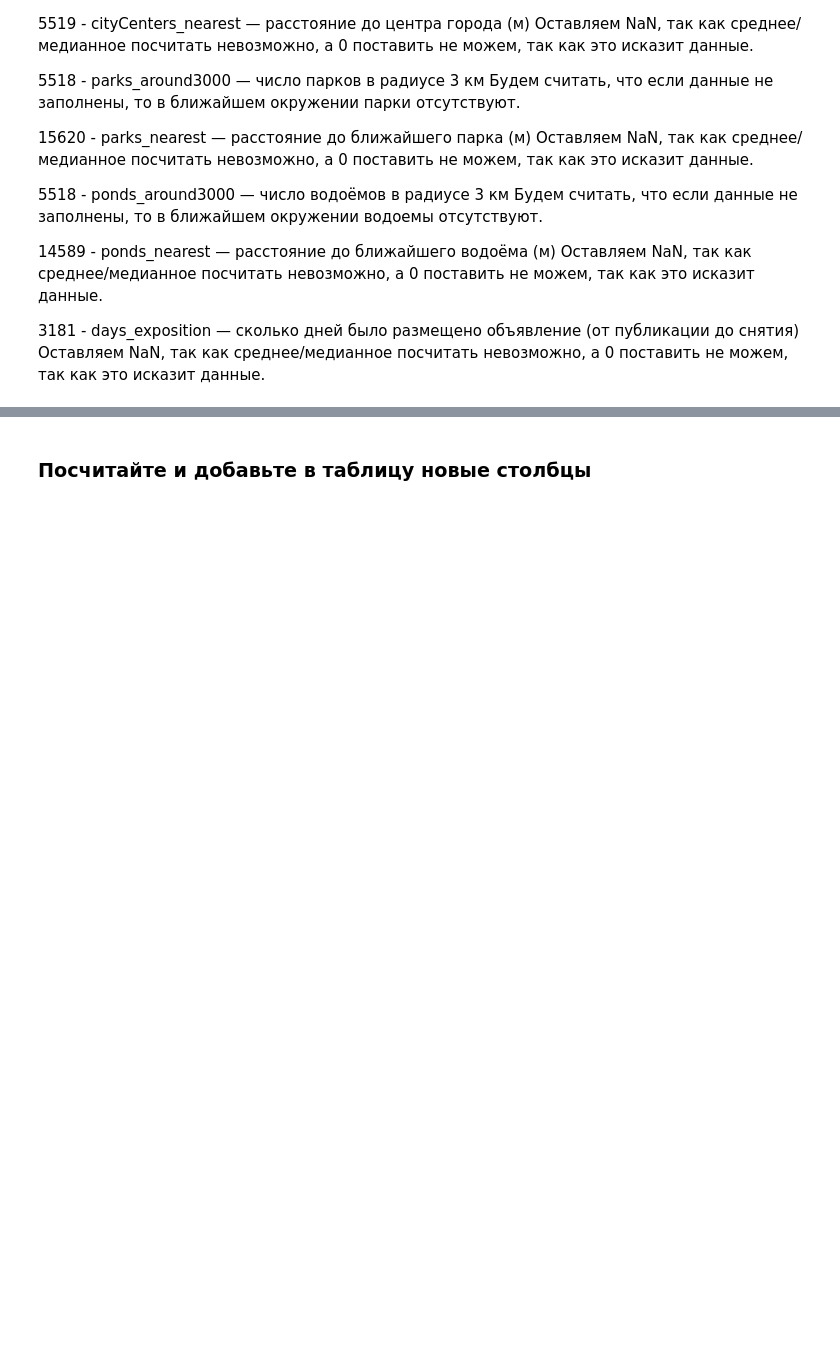
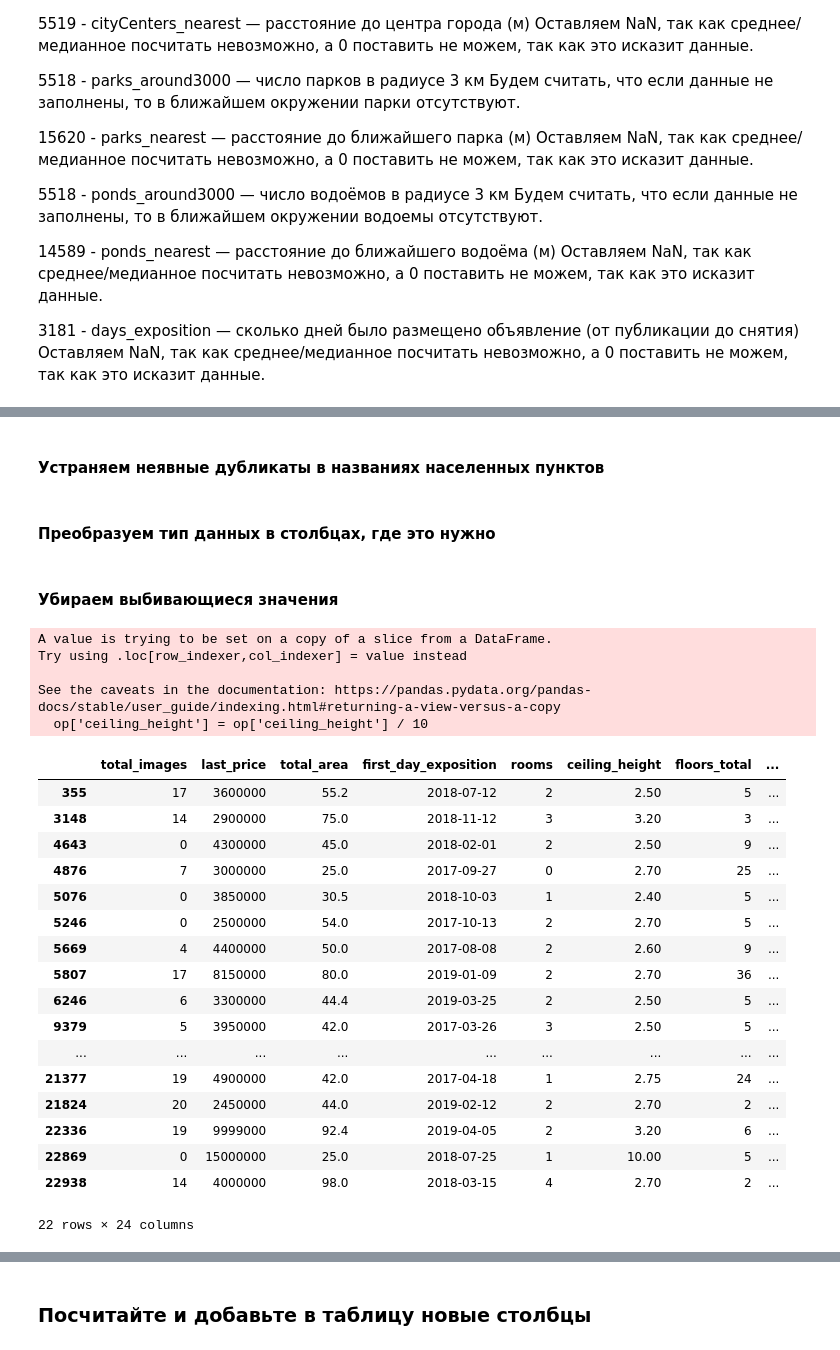
Before and after one commit to VSXV/Data-Science-Projects, a Jupyter notebook: 90289507-c16d-4627-b0ad-914b36f98d8a.ipynb, the cells around one changed output, grey strips where cells are left out. Cells and saved outputs as stored; diff of their text form; code cells hidden in the pictures; blank space fills up the shorter version.

Commit message:
changed types of values

```diff
--- a/90289507-c16d-4627-b0ad-914b36f98d8a.ipynb
+++ b/90289507-c16d-4627-b0ad-914b36f98d8a.ipynb
@@ -212,6 +212,7 @@ data = data.dropna(subset=['locality_name'])
 #У строк где отсутствуют данные о наличии в округе парков или прудов фиксируем отсутствие таковых
 data['parks_around3000'] = data['parks_around3000'].fillna(0)
 data['ponds_around3000'] = data['ponds_around3000'].fillna(0)
+data['days_exposition'] = data['days_exposition'].fillna(data['ceiling_height'].median())
 
-data.reset_index(drop=True).isna().sum()
+data.reset_index(drop=True)
 # %% [output]
@@ -235 +232,3 @@ dtype: int64
+# %% [markdown]
+#### Устраняем неявные дубликаты в названиях населенных пунктов
 # %%
@@ -239,3 +238,49 @@ locality_name_cleaner = ['посёлок ', 'поселок ', 'городско
 
 for name in locality_name_cleaner:
     data['clear_locality_name'] = data['clear_locality_name'].str.replace(name, '')
+# %% [markdown]
+#### Преобразуем тип данных в столбцах, где это нужно
+# %%
+data['last_price'] = data['last_price'].astype('int')
+data['first_day_exposition'] = pd.to_datetime(data['first_day_exposition'], format='%Y-%m-%dT%H:%M:%S')
+data['floors_total'] = data['floors_total'].astype('int')
+data['is_apartment'] = data['is_apartment'].astype('bool')
+data['balcony'] = data['balcony'].astype('int')
+data['parks_around3000'] = data['parks_around3000'].astype('int')
+data['ponds_around3000'] = data['ponds_around3000'].astype('int')
+data['days_exposition'] = data['days_exposition'].astype('int')
+data['avg_area_price'] = data['avg_area_price'].astype('int')
+# %% [markdown]
+#### Убираем выбивающиеся значения
+# %%
+op = data[data['ceiling_height'] > 20]
+
+op['ceiling_height'] = op['ceiling_height'] / 10
+op
+
+#data.replace(data[data['ceiling_height'] > 20], op)
+#data[data['ceiling_height'] > 20]
+# %% [output]
+A value is trying to be set on a copy of a slice from a DataFrame.
+Try using .loc[row_indexer,col_indexer] = value instead
+
+See the caveats in the documentation: https://pandas.pydata.org/pandas-docs/stable/user_guide/indexing.html#returning-a-view-versus-a-copy
+  op['ceiling_height'] = op['ceiling_height'] / 10
+|  | total_images | last_price | total_area | first_day_exposition | rooms | ceiling_height | floors_total | ... |
+| 355 | 17 | 3600000 | 55.2 | 2018-07-12 | 2 | 2.50 | 5 | ... |
+| 3148 | 14 | 2900000 | 75.0 | 2018-11-12 | 3 | 3.20 | 3 | ... |
+| 4643 | 0 | 4300000 | 45.0 | 2018-02-01 | 2 | 2.50 | 9 | ... |
+| 4876 | 7 | 3000000 | 25.0 | 2017-09-27 | 0 | 2.70 | 25 | ... |
+| 5076 | 0 | 3850000 | 30.5 | 2018-10-03 | 1 | 2.40 | 5 | ... |
+| 5246 | 0 | 2500000 | 54.0 | 2017-10-13 | 2 | 2.70 | 5 | ... |
+| 5669 | 4 | 4400000 | 50.0 | 2017-08-08 | 2 | 2.60 | 9 | ... |
+| 5807 | 17 | 8150000 | 80.0 | 2019-01-09 | 2 | 2.70 | 36 | ... |
+| 6246 | 6 | 3300000 | 44.4 | 2019-03-25 | 2 | 2.50 | 5 | ... |
+| 9379 | 5 | 3950000 | 42.0 | 2017-03-26 | 3 | 2.50 | 5 | ... |
+| ... | ... | ... | ... | ... | ... | ... | ... | ... |
+| 21377 | 19 | 4900000 | 42.0 | 2017-04-18 | 1 | 2.75 | 24 | ... |
+| 21824 | 20 | 2450000 | 44.0 | 2019-02-12 | 2 | 2.70 | 2 | ... |
+| 22336 | 19 | 9999000 | 92.4 | 2019-04-05 | 2 | 3.20 | 6 | ... |
+| 22869 | 0 | 15000000 | 25.0 | 2018-07-25 | 1 | 10.00 | 5 | ... |
+| 22938 | 14 | 4000000 | 98.0 | 2018-03-15 | 4 | 2.70 | 2 | ... |
+22 rows × 24 columns
```
Also changed, not shown: parts of 13 cells of this notebook.
